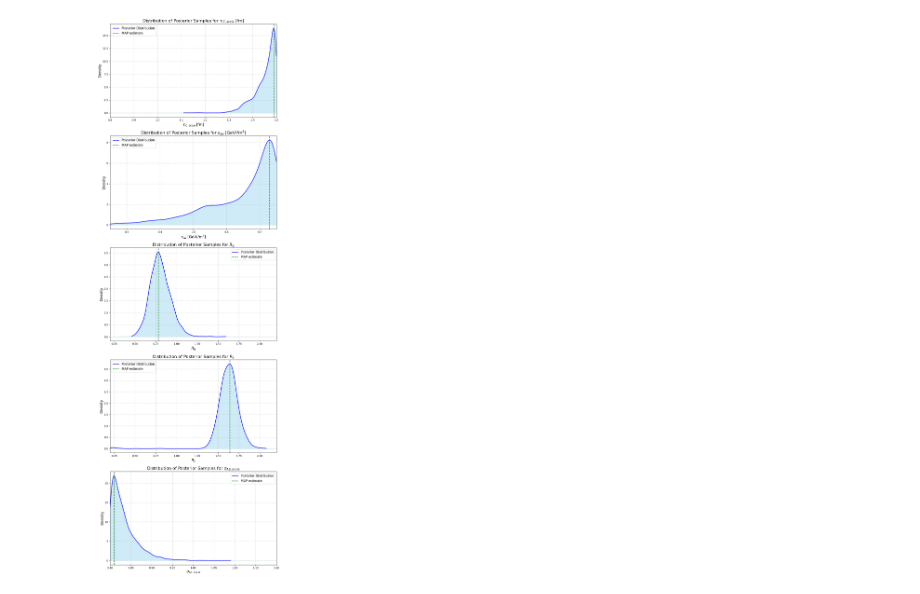
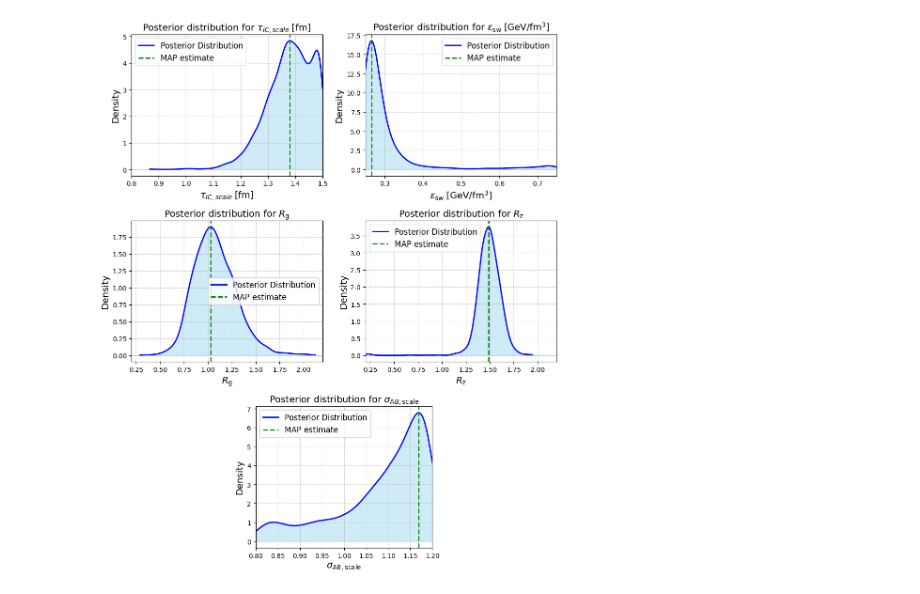
Before and after one commit to NGoetz/GPBayesTools-HIC, a Jupyter notebook: Prediction.ipynb, the cells around one changed output. Drawn from its saved outputs; the diff is of its cells as text; code cells hidden in the pictures.

```diff
--- a/Prediction.ipynb
+++ b/Prediction.ipynb
@@ -14,7 +14,9 @@ log="no_log"
 pca="no_pca"
 log2="nolog"
 pca2="nopca"
-setup="allenergies:05_2030:base:3.0:nostarptcut"
+setup="allenergies:allsystems:base:1.5:nostarptcut_nolog_nopca_PCGP_full"
+setup2="allenergies:allsystems:base:1.5:nostarptcut"
+suff=""
 emu="PCGP"
 # %%
 def read_pkl_file_chain(PATH_pklfile_chains):
@@ -36,7 +38,7 @@ vncencut = 6
 
 nameStr = "Name"
 #nwalkers, nsteps, ndim, chain_pkl = read_pkl_file_chain(path.join("mcmc", "chain.pkl"))[3]
-ffile_path_mcmc=path.join("/home/niklas/Desktop/lustre/good_bayes/inference/actual/mcmc_val/"+log+"/"+pca+"/"+emu, "data:"+setup+"_"+log2+"_"+pca2+"_"+emu+"_full.pkl")
+file_path_mcmc=path.join("/home/niklas/Desktop/lustre/good_bayes/inference/actual/mcmc_full/"+log+"/"+pca+"/"+emu, "data:"+setup2+"_"+log2+"_"+pca2+"_"+emu+"_full"+suff+".pkl")
 nsteps, ndim, chain_pkl = read_pkl_file_chain(file_path_mcmc)
 chain = np.nan_to_num(chain_pkl)
 # %% [output]
@@ -260,10 +264,6 @@ import matplotlib.gridspec as gridspec
 
 
 # Assuming posteriorSamples, prior_ranges, and PARAMETER_NAMES are already defined
-
-def extract_model_parameters():
-    # Placeholder for actual model parameters extraction logic
-    return parameters
 
 def calculate_map_estimates(posteriorSamples):
     map_estimates = []
@@ -275,7 +275,7 @@ def calculate_map_estimates(posteriorSamples):
         map_estimates.append(x_vals[mode_idx])
     return map_estimates
 
-def plot_distribution_of_posterior_samples(posteriorSamples, modelParameters, mapEstimates):
+def plot_distribution_of_posterior_samples(posteriorSamples, mapEstimates):
     fig = plt.figure(figsize=(10, 12))
     gs = gridspec.GridSpec(3, 2, figure=fig)  # Create a 4x2 grid for better control
 
@@ -303,35 +303,38 @@ def plot_distribution_of_posterior_samples(posteriorSamples, modelParameters, ma
         ax.fill_between(x_extended, kde_extended, color='skyblue', alpha=0.4, zorder=1)
 
         # Plot vertical lines for model parameters and MAP estimate
-        ax.axvline(modelParameters[i], color='r', linestyle='--', label='Input parameter', lw=2)
+        #ax.axvline(modelParameters[i], color='r', linestyle='--', label='Input parameter', lw=2)
         ax.axvline(mapEstimates[i], color='g', linestyle='--', label='MAP estimate', lw=2)
 
         # Titles, labels and legend
         ax.set_xlabel(PARAMETER_NAMES[i], fontsize=14)
         ax.set_ylabel('Density', fontsize=14)
         ax.set_title(f'Posterior distribution for {PARAMETER_NAMES[i]}', fontsize=14)
         ax.set_xlim([prior_ranges[i][0], prior_ranges[i][1]])
         ax.legend(fontsize=12)
 
         # Add grid for better readability
         ax.grid(True, linestyle='--', alpha=0.6)
         if count==5:
-            ax.set_aspect(0.049)
+            #ax.set_aspect(0.049/2.55)
+            #bbox = ax.get_position()
+            #aspect_ratio = (bbox.width / bbox.height)  # Maintain the width-to-height ratio
+            ax.set_box_aspect(1/1.25)
 
     plt.tight_layout()
 
     # Save and show the plot
     plt.savefig("./plots/full/full_distribution_"+log+"_"+pca+"_"+emu+"_"+setup+".png", dpi=300)
     plt.show()
 
 # Assuming posteriorSamples and PARAMETER_NAMES are already defined
 # Extract model parameters
 #modelParameters = extract_model_parameters()
 
 # Calculate MAP estimates
 mapEstimates = calculate_map_estimates(posteriorSamples)
 
 # Call the plotting function
 plot_distribution_of_posterior_samples(posteriorSamples, mapEstimates)
 # %% [output]
-[figure, old version]
+[figure, new version]
```
Also changed, not shown: parts of 8 cells of this notebook, 1 other file.
